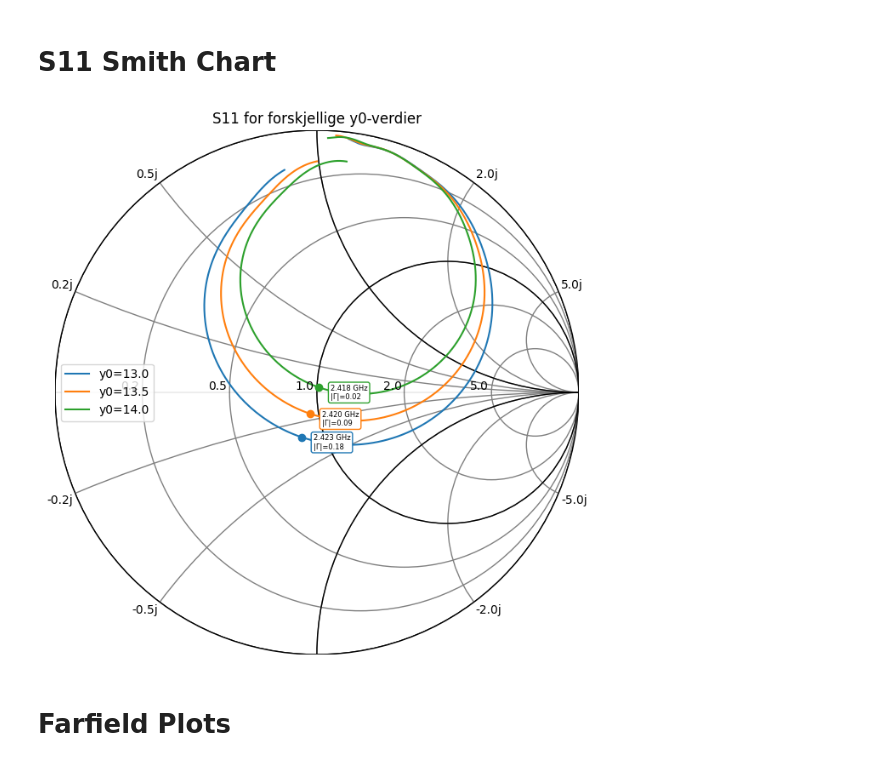
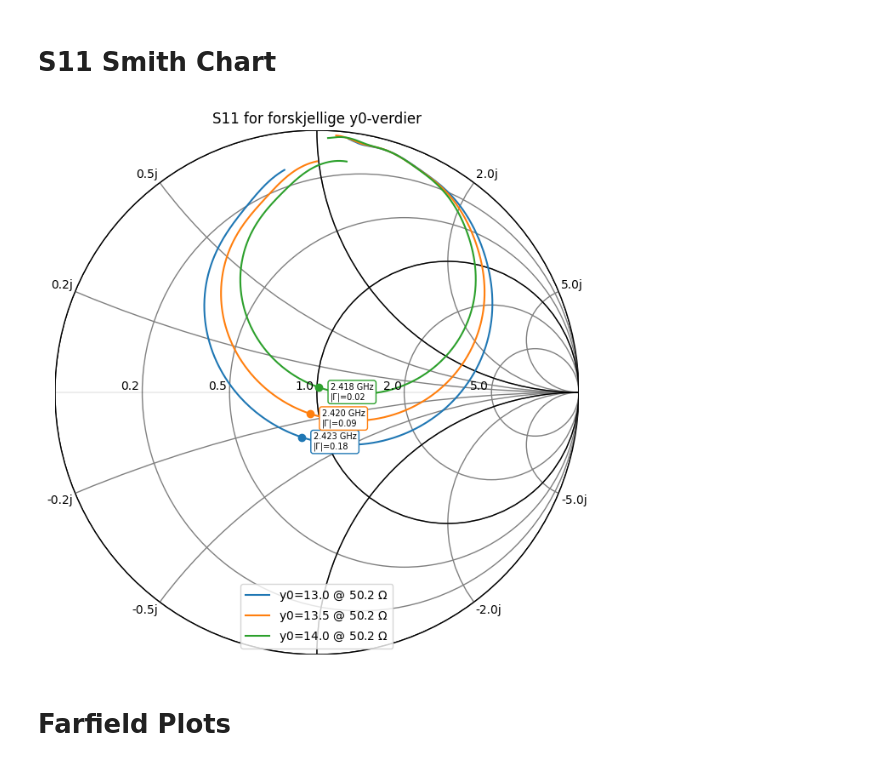
Before and after one commit to SkaugJr/TTT4215-Antenneteknikk, a Jupyter notebook: CST.ipynb, the cells around one changed output. Cells and saved outputs as stored; diff of their text form; code cells hidden in the pictures.

```diff
--- a/CST.ipynb
+++ b/CST.ipynb
@@ -80,6 +80,7 @@ ranges = {
 
 # Dictionary to store Network objects
 networks = {}
+ref_mags = {}
 
 # Read the file and extract data for each y0 value
 for y0, (start, end) in ranges.items():
@@ -95,6 +96,7 @@ for y0, (start, end) in ranges.items():
 
     # Store network
     networks[y0] = rf.Network(frequency=frequency, s=s11_complex)
+    ref_mags[y0] = data["Ref Mag"].values[0]
 
 # Define colors
 colors = { 'y0=13.0': 'tab:blue', 'y0=13.5': 'tab:orange', 'y0=14.0': 'tab:green' }
@@ -106,42 +108,42 @@ rf.plotting.smith(ax=ax, draw_labels=True, ref_imm=1, chart_type='z')
 
 for y0, network in networks.items():
     # Plot S11
-    network.plot_s_smith(ax=ax, label=y0, color=colors[y0])
+    network.plot_s_smith(ax=ax, label=rf"{y0} @ {ref_mags[y0]:.1f} $\Omega$", color=colors[y0])
 
     # Find the point closest to the center (|Γ| closest to 0)
     distances = np.abs(network.s[:, 0, 0])
     min_index = np.argmin(distances)
     closest_point = network.s[min_index, 0, 0]
     closest_frequency = frequency[min_index] / 1e9  # Convert Hz to GHz
 
     # Plot the marker
     ax.plot(closest_point.real, closest_point.imag, 'o', color=colors[y0])
 
     # Annotate with frequency and |Γ|
     ax.annotate(
         f"{closest_frequency:.3f} GHz\n|Γ|={np.abs(closest_point):.2f}",
         (closest_point.real, closest_point.imag),
-        textcoords="offset points", xytext=(10,-10), ha='left', fontsize=6,
+        textcoords="offset points", xytext=(10,-10), ha='left', fontsize=7,
         bbox=dict(boxstyle="round,pad=0.3", edgecolor=colors[y0], facecolor="white")
     )
 
 # Add title and legend
 ax.set_title('S11 for forskjellige y0-verdier')
-ax.legend()
+ax.legend(loc='lower center')
 
 # Set axis limits and labels
 ax.set_xlim(-1, 1)
 ax.set_ylim(-1, 1)
 
 # Add grid and ticks
 ax.grid(True, which='both')
 ax.tick_params(axis='both', which='both', direction='in', length=6, width=2,
                colors='black', grid_color='gray', grid_alpha=0.5)
 
 # Show the plot
 plt.show()
 # %% [output]
-[figure, old version]
+[figure, new version]
 # %% [markdown]
 # Farfield Plots
 # %% [markdown]
```
Also changed, not shown: parts of 5 cells of this notebook.
